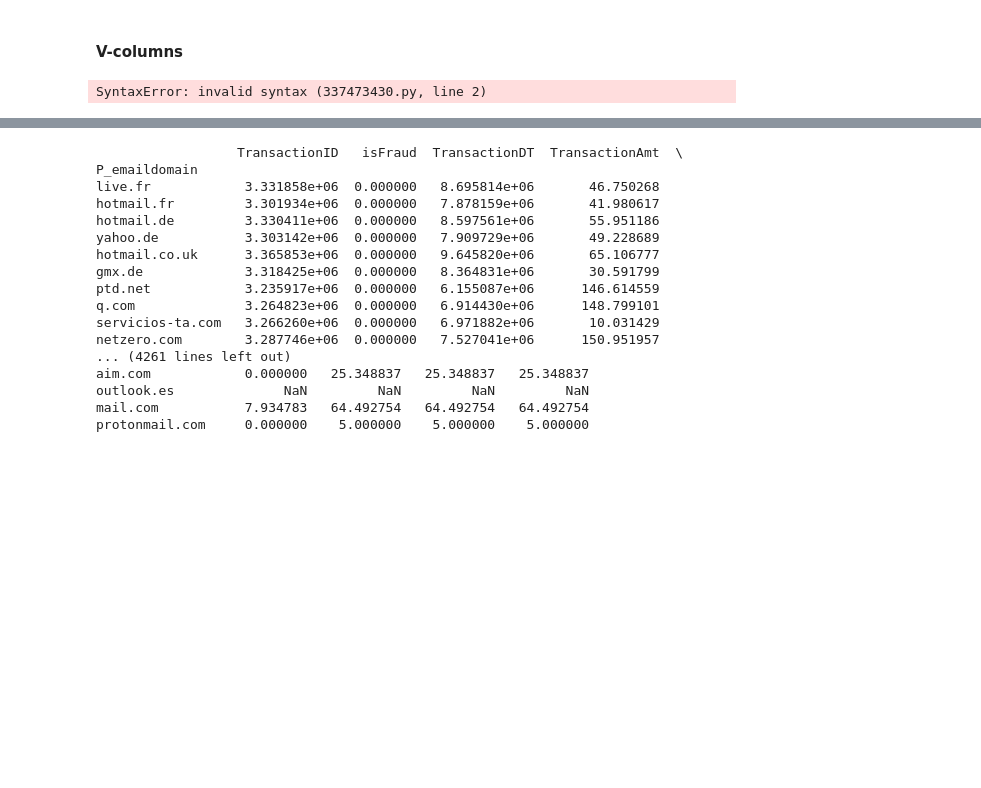
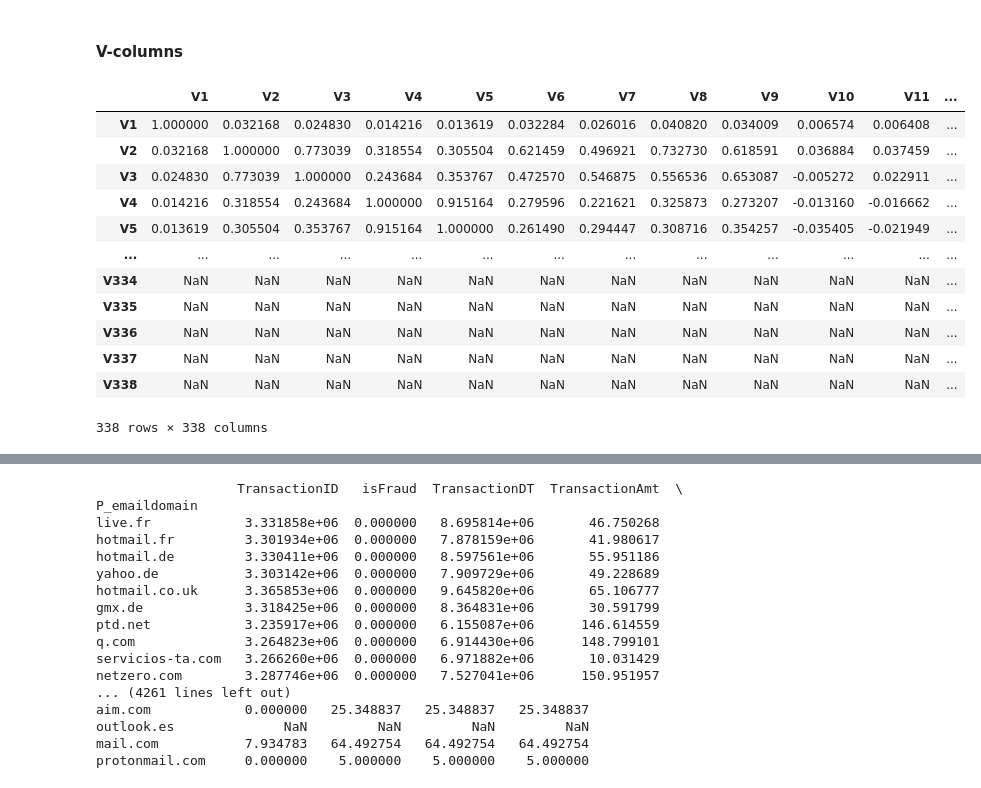
Before and after one commit to YI-Hongju/IEEE-CIS_Fraud_Detection, a Jupyter notebook: fraud_EDA_jieun.ipynb, the cells around one changed output, grey strips where cells are left out. Drawn from its saved outputs; the diff is of its cells as text; code cells hidden in the pictures; blank space fills up the shorter version.

```diff
--- a/fraud_EDA_jieun.ipynb
+++ b/fraud_EDA_jieun.ipynb
@@ -202,14 +310,20 @@ sns.heatmap(D_corr)
 # %% [markdown]
 #### V-columns
-# %%
-#V- columns들은 많으니까 0.5 이상인 애들만 보자
-for i in range(1, 340)
-    X = train_transaction.iloc[:,1]
-    Y = train_transaction.iloc[:,i]
-    if type(Y[1]) == str :
-        pass
-    corr_temp= np.corrcoef(X, Y)[0, 1]
-    if abs(corr_temp) > 0.5:
-        print(train_transaction.columns[i])
-# %% [output]
-SyntaxError: invalid syntax (337473430.py, line 2)
+# %%
+v_column_df = train_transaction[[f'V{i}' for i in range(1,339) ]]
+v_corr = v_column_df.corr()
+v_corr
+# %% [output]
+|  | V1 | V2 | V3 | V4 | V5 | V6 | V7 | V8 | V9 | V10 | V11 | ... |
+| V1 | 1.000000 | 0.032168 | 0.024830 | 0.014216 | 0.013619 | 0.032284 | 0.026016 | 0.040820 | 0.034009 | 0.006574 | 0.006408 | ... |
+| V2 | 0.032168 | 1.000000 | 0.773039 | 0.318554 | 0.305504 | 0.621459 | 0.496921 | 0.732730 | 0.618591 | 0.036884 | 0.037459 | ... |
+| V3 | 0.024830 | 0.773039 | 1.000000 | 0.243684 | 0.353767 | 0.472570 | 0.546875 | 0.556536 | 0.653087 | -0.005272 | 0.022911 | ... |
+| V4 | 0.014216 | 0.318554 | 0.243684 | 1.000000 | 0.915164 | 0.279596 | 0.221621 | 0.325873 | 0.273207 | -0.013160 | -0.016662 | ... |
+| V5 | 0.013619 | 0.305504 | 0.353767 | 0.915164 | 1.000000 | 0.261490 | 0.294447 | 0.308716 | 0.354257 | -0.035405 | -0.021949 | ... |
+| ... | ... | ... | ... | ... | ... | ... | ... | ... | ... | ... | ... | ... |
+| V334 | NaN | NaN | NaN | NaN | NaN | NaN | NaN | NaN | NaN | NaN | NaN | ... |
+| V335 | NaN | NaN | NaN | NaN | NaN | NaN | NaN | NaN | NaN | NaN | NaN | ... |
+| V336 | NaN | NaN | NaN | NaN | NaN | NaN | NaN | NaN | NaN | NaN | NaN | ... |
+| V337 | NaN | NaN | NaN | NaN | NaN | NaN | NaN | NaN | NaN | NaN | NaN | ... |
+| V338 | NaN | NaN | NaN | NaN | NaN | NaN | NaN | NaN | NaN | NaN | NaN | ... |
+338 rows × 338 columns
```
Also changed, not shown: parts of 19 cells of this notebook.
